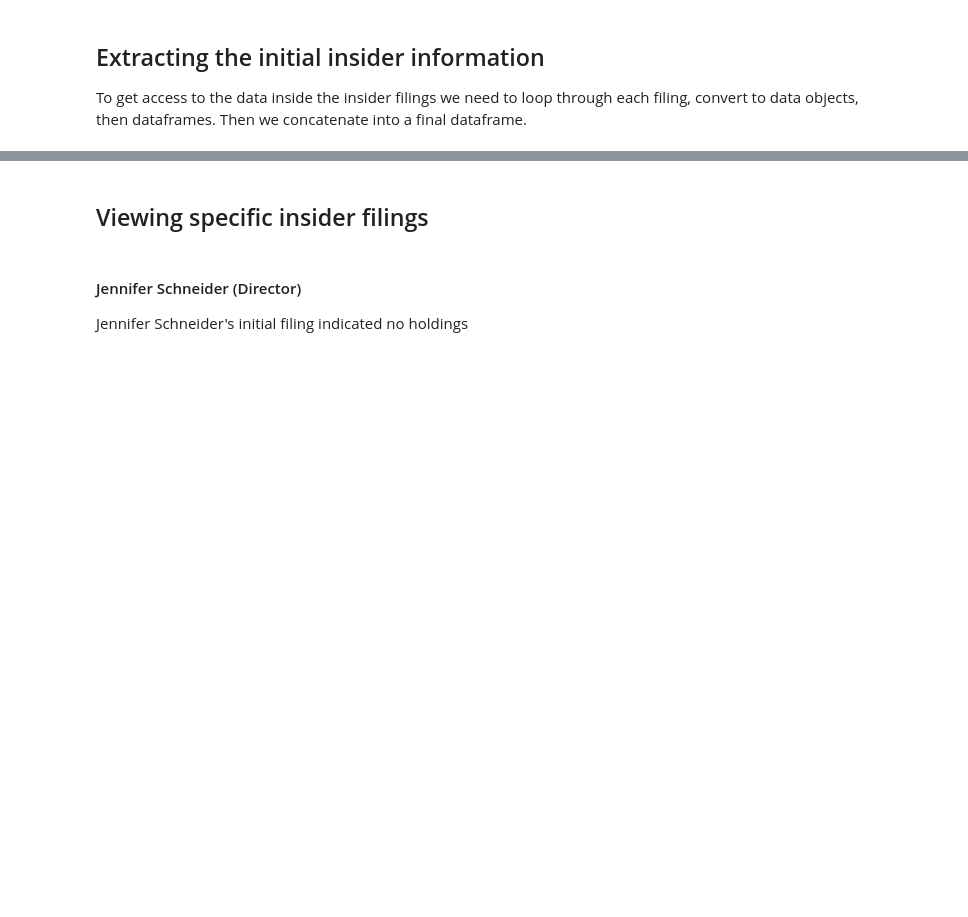
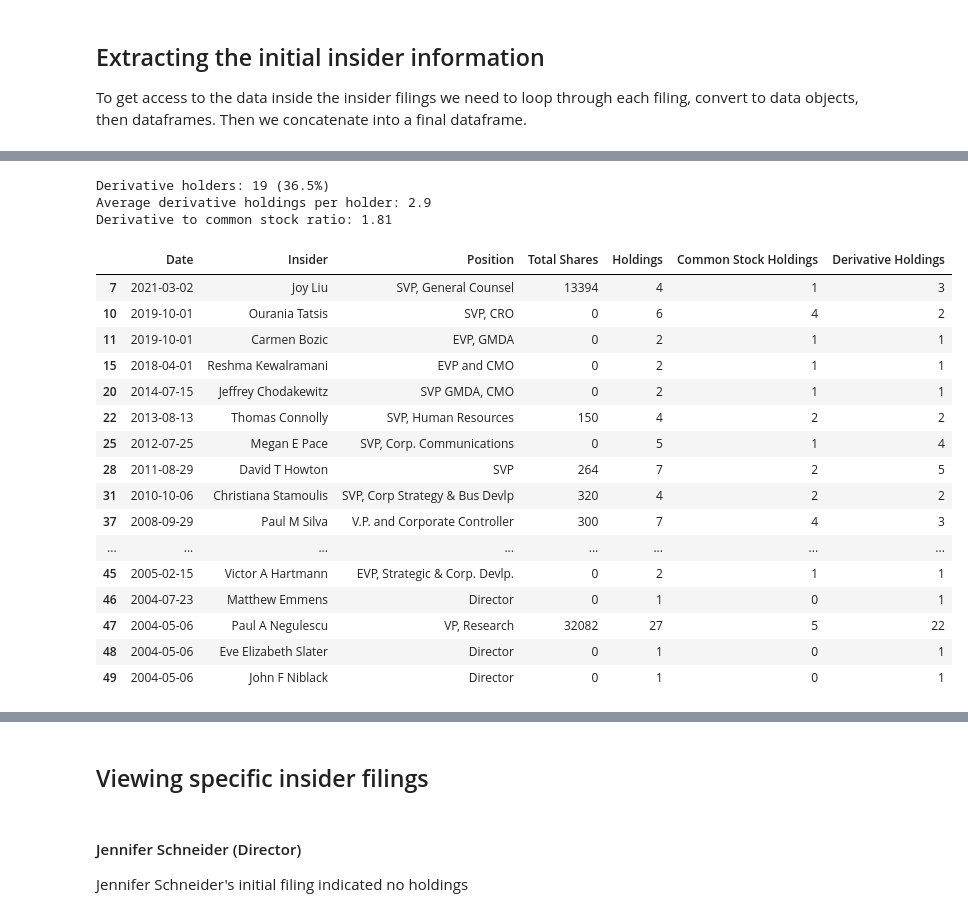
Before and after one commit to dgunning/edgartools, a Jupyter notebook: notebooks/Initial-Insider-Transactions.ipynb, the cells around one changed output, grey strips where cells are left out. Drawn from its saved outputs; the diff is of its cells as text; code cells hidden in the pictures; blank space fills up the shorter version.

Commit message:
Add analysis to Inside Transactions notebook

```diff
--- a/notebooks/Initial-Insider-Transactions.ipynb
+++ b/notebooks/Initial-Insider-Transactions.ipynb
@@ -9,9 +9,12 @@ This notebook shows how to use edgartools to get access to initial insider trans
 # %%
 from edgar import *
+from tqdm.auto import tqdm
 import pandas as pd
-from tqdm.auto import tqdm
-from rich import inspect, print
+import matplotlib.pyplot as plt
+import seaborn as sns
+
 pd.options.display.max_columns = None
+pd.options.display.max_rows = 200
 
 set_identity('Mike.Gardhouse@winery.com')
 # %% [markdown]
@@ -146,0 +350,56 @@ insider_data
+# %%
+# Function to analyze derivative positions
+def analyze_derivative_positions(df):
+    """Analyze derivative positions from Form 3 summary data
+
+    Parameters:
+        df (pd.DataFrame): DataFrame containing Form 3 summary data
+
+    Returns:
+        dict: Dictionary of derivative insights
+    """
+    # Identify insiders with derivative positions
+    derivative_holders = df[df['Derivative Holdings'] > 0].copy()
+
+    # Calculate metrics
+    insights = {
+        'derivative_holder_count': len(derivative_holders),
+        'derivative_holder_pct': len(derivative_holders) / len(df) if len(df) > 0 else 0,
+        'avg_derivative_holdings': derivative_holders['Derivative Holdings'].mean() if len(derivative_holders) > 0 else 0,
+        'derivative_holders': derivative_holders,
+        'derivative_to_common_ratio': derivative_holders['Derivative Holdings'].sum() /
+                                     derivative_holders['Common Stock Holdings'].sum()
+                                     if derivative_holders['Common Stock Holdings'].sum() > 0 else float('inf')
+    }
+
+    return insights
+# %%
+# 3. Analyze derivative positions
+derivative_insights = analyze_derivative_positions(vrtx_summary)
+print(f"Derivative holders: {derivative_insights['derivative_holder_count']} ({derivative_insights['derivative_holder_pct']:.1%})")
+print(f"Average derivative holdings per holder: {derivative_insights['avg_derivative_holdings']:.1f}")
+print(f"Derivative to common stock ratio: {derivative_insights['derivative_to_common_ratio']:.2f}")
+
+# Show the derivative holders
+derivative_insights['derivative_holders']
+# %% [output]
+Derivative holders: 19 (36.5%)
+Average derivative holdings per holder: 2.9
+Derivative to common stock ratio: 1.81
+|  | Date | Insider | Position | Total Shares | Holdings | Common Stock Holdings | Derivative Holdings |
+| 7 | 2021-03-02 | Joy Liu | SVP, General Counsel | 13394 | 4 | 1 | 3 |
+| 10 | 2019-10-01 | Ourania Tatsis | SVP, CRO | 0 | 6 | 4 | 2 |
+| 11 | 2019-10-01 | Carmen Bozic | EVP, GMDA | 0 | 2 | 1 | 1 |
+| 15 | 2018-04-01 | Reshma Kewalramani | EVP and CMO | 0 | 2 | 1 | 1 |
+| 20 | 2014-07-15 | Jeffrey Chodakewitz | SVP GMDA, CMO | 0 | 2 | 1 | 1 |
+| 22 | 2013-08-13 | Thomas Connolly | SVP, Human Resources | 150 | 4 | 2 | 2 |
+| 25 | 2012-07-25 | Megan E Pace | SVP, Corp. Communications | 0 | 5 | 1 | 4 |
+| 28 | 2011-08-29 | David T Howton | SVP | 264 | 7 | 2 | 5 |
+| 31 | 2010-10-06 | Christiana Stamoulis | SVP, Corp Strategy & Bus Devlp | 320 | 4 | 2 | 2 |
+| 37 | 2008-09-29 | Paul M Silva | V.P. and Corporate Controller | 300 | 7 | 4 | 3 |
+| ... | ... | ... | ... | ... | ... | ... | ... |
+| 45 | 2005-02-15 | Victor A Hartmann | EVP, Strategic & Corp. Devlp. | 0 | 2 | 1 | 1 |
+| 46 | 2004-07-23 | Matthew Emmens | Director | 0 | 1 | 0 | 1 |
+| 47 | 2004-05-06 | Paul A Negulescu | VP, Research | 32082 | 27 | 5 | 22 |
+| 48 | 2004-05-06 | Eve Elizabeth Slater | Director | 0 | 1 | 0 | 1 |
+| 49 | 2004-05-06 | John F Niblack | Director | 0 | 1 | 0 | 1 |
```
Also changed, not shown: parts of 21 cells of this notebook.
